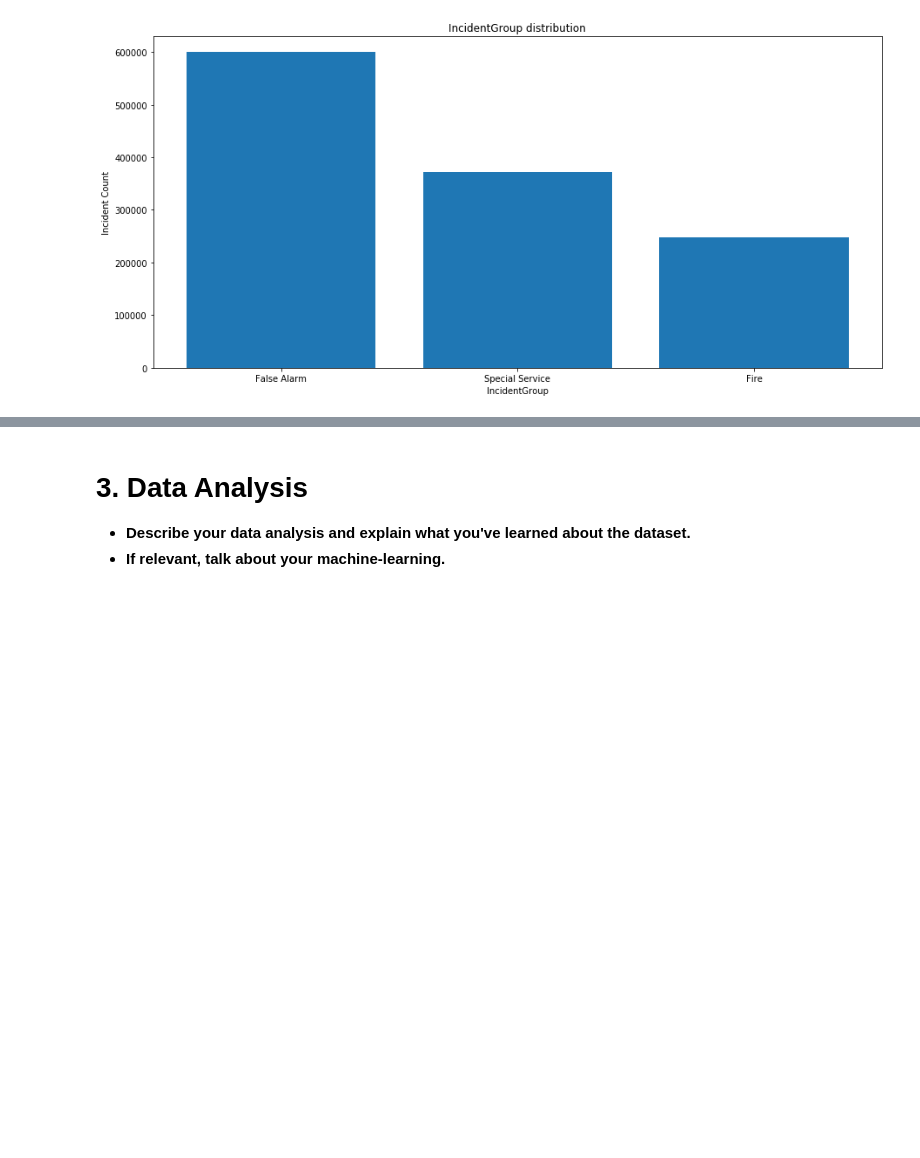
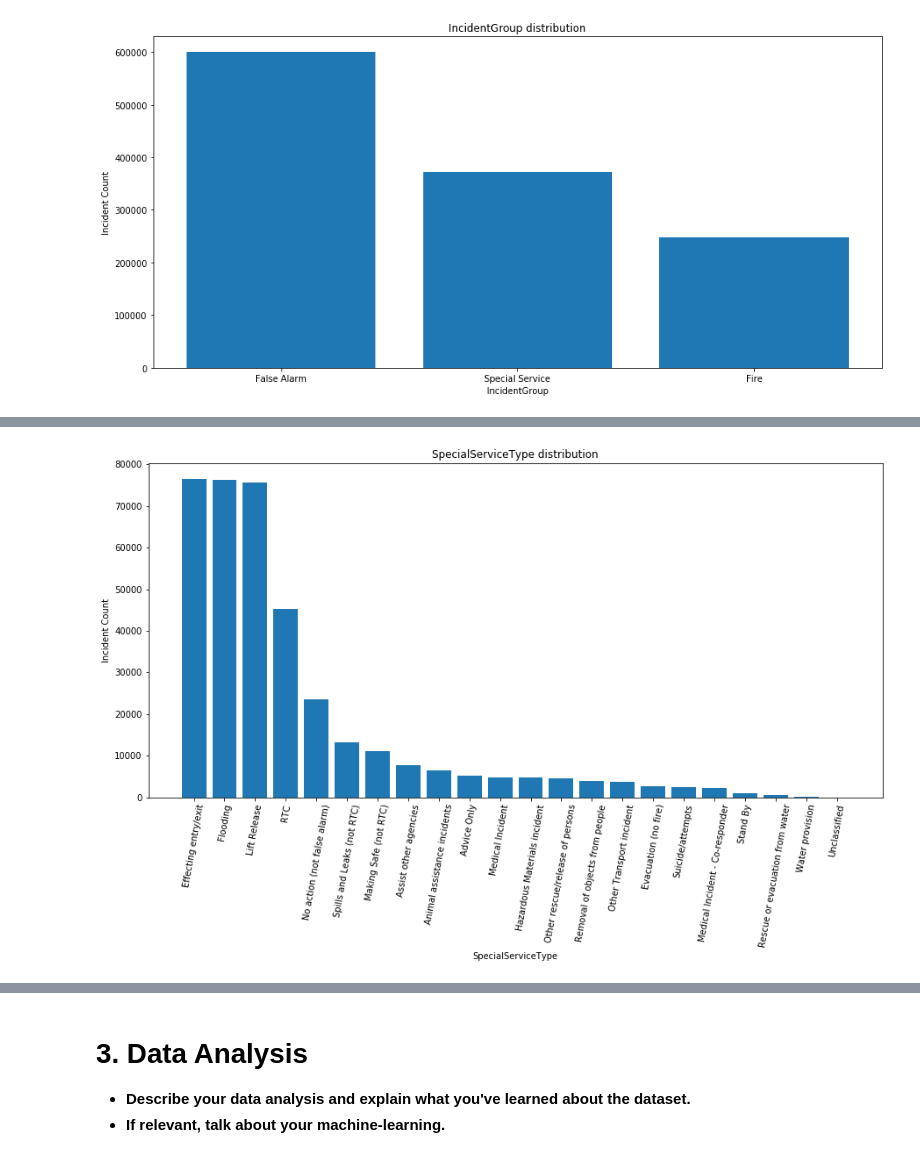
Before and after one commit to hlynurarni/Social-Data-Analysis-Final, a Jupyter notebook: Explainer Notebook.ipynb, the cells around one changed output, grey strips where cells are left out. Saved outputs shown, nothing was run; the diff lists cells and outputs as text; code cells hidden in the pictures; blank space fills up the shorter version.

```diff
--- a/Explainer Notebook.ipynb
+++ b/Explainer Notebook.ipynb
@@ -261,0 +273,5 @@ simplePlottingFunction(df.IncidentGroup, 'bar', False)
+# %%
+simplePlottingFunction(df.SpecialServiceType, 'bar', False)
+plt.xticks(rotation=80);
+# %% [output]
+[figure, added]
```
Also changed, not shown: parts of 41 cells of this notebook, 1 other file.
